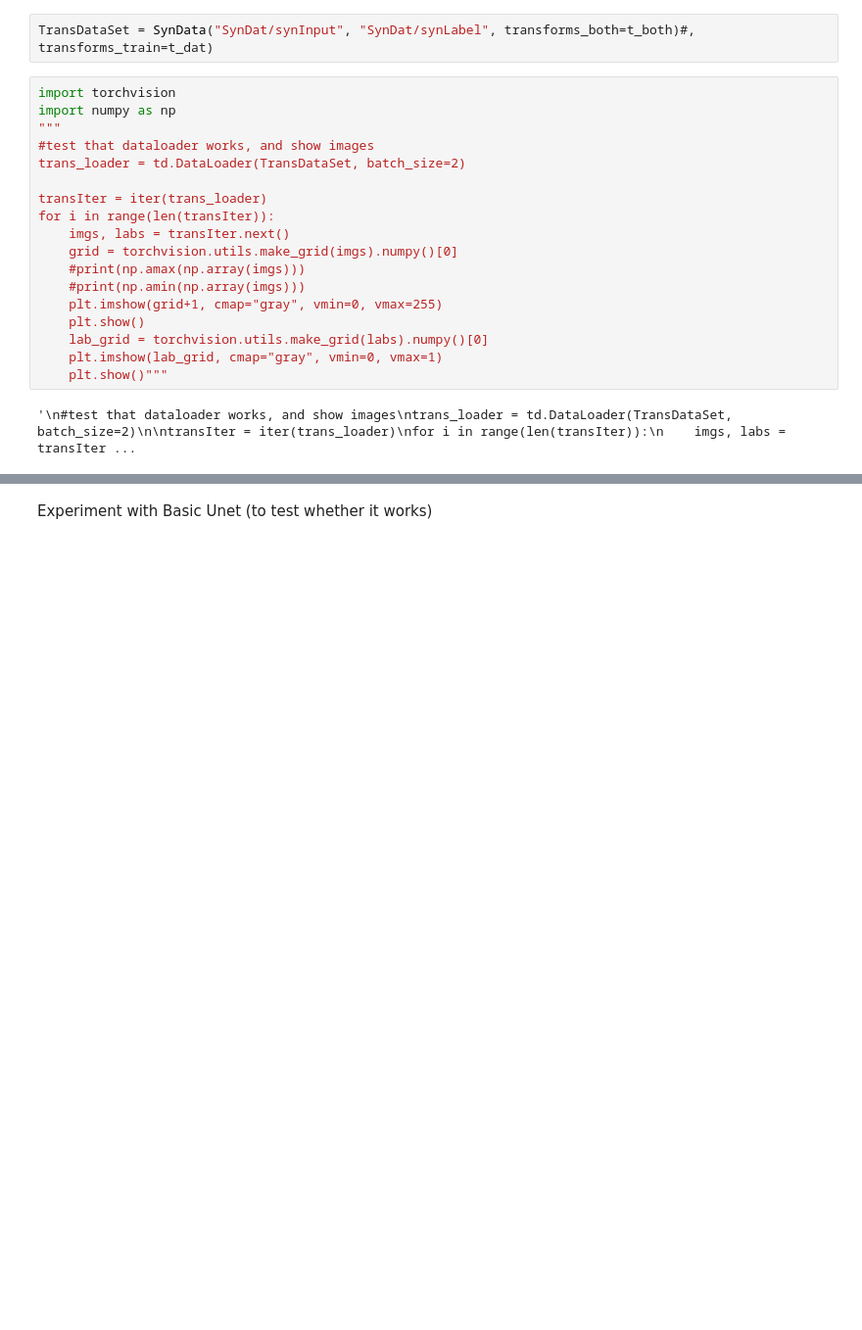
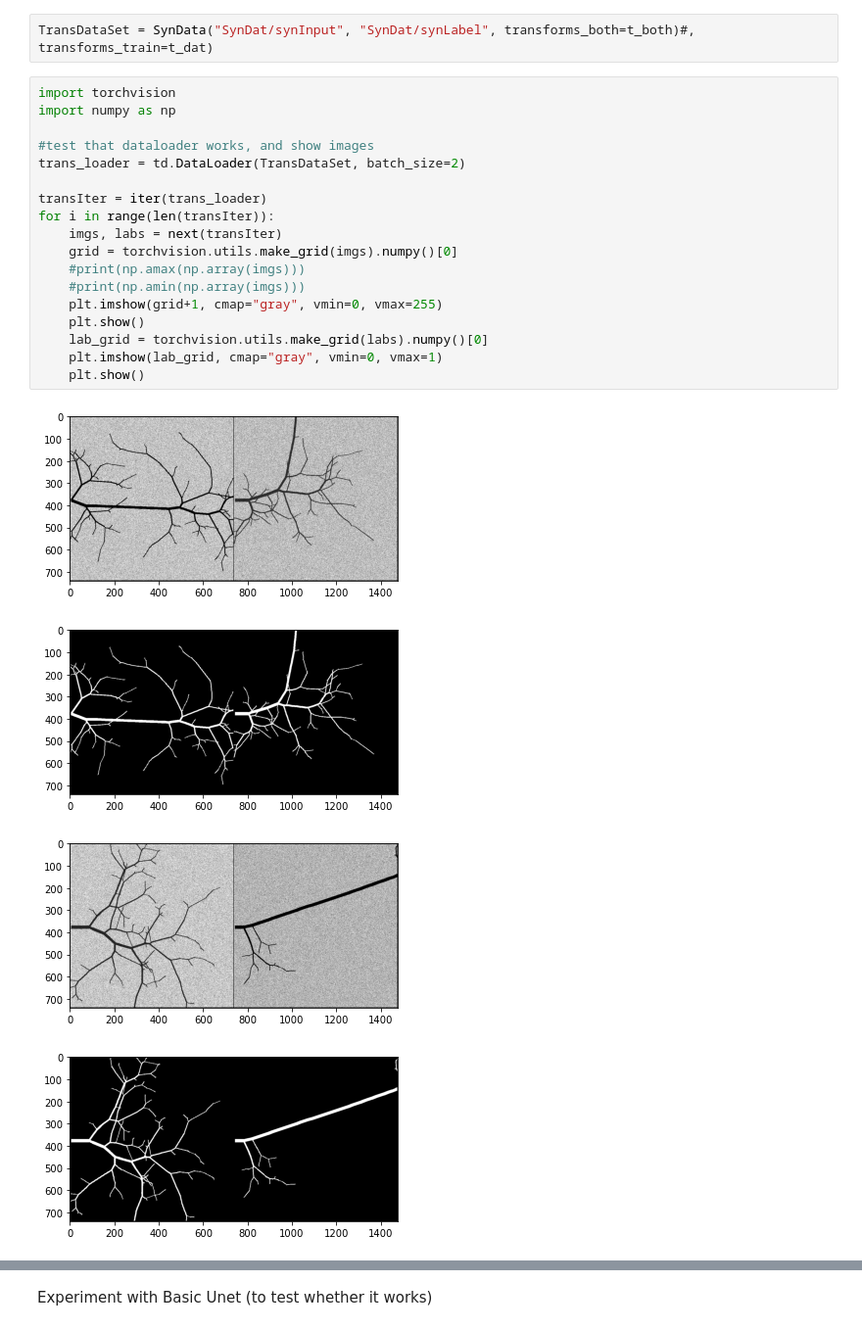
Before and after one commit to Nugni/Bachelor_rep_angiograms, a Jupyter notebook: src/Main.ipynb, the cells around one changed output, grey strips where cells are left out. Shown at 98% size. Cells and saved outputs as stored; diff of their text form; blank space fills up the shorter version.

```diff
--- a/src/Main.ipynb
+++ b/src/Main.ipynb
@@ -77,20 +77,23 @@ TransDataSet = SynData("SynDat/synInput", "SynDat/synLabel", transforms_both=t_b
 # %%
 import torchvision
 import numpy as np
-"""
+
 #test that dataloader works, and show images
 trans_loader = td.DataLoader(TransDataSet, batch_size=2)
 
 transIter = iter(trans_loader)
 for i in range(len(transIter)):
-    imgs, labs = transIter.next()
+    imgs, labs = next(transIter)
     grid = torchvision.utils.make_grid(imgs).numpy()[0]
     #print(np.amax(np.array(imgs)))
     #print(np.amin(np.array(imgs)))
     plt.imshow(grid+1, cmap="gray", vmin=0, vmax=255)
     plt.show()
     lab_grid = torchvision.utils.make_grid(labs).numpy()[0]
     plt.imshow(lab_grid, cmap="gray", vmin=0, vmax=1)
-    plt.show()"""
+    plt.show()
 # %% [output]
-'\n#test that dataloader works, and show images\ntrans_loader = td.DataLoader(TransDataSet, batch_size=2)\n\ntransIter = iter(trans_loader)\nfor i in range(len(transIter)):\n    imgs, labs = transIter ...
+[figure, added]
+[figure, added]
+[figure, added]
+[figure, added]
```
Also changed, not shown: parts of 6 cells of this notebook, 1 other file.
